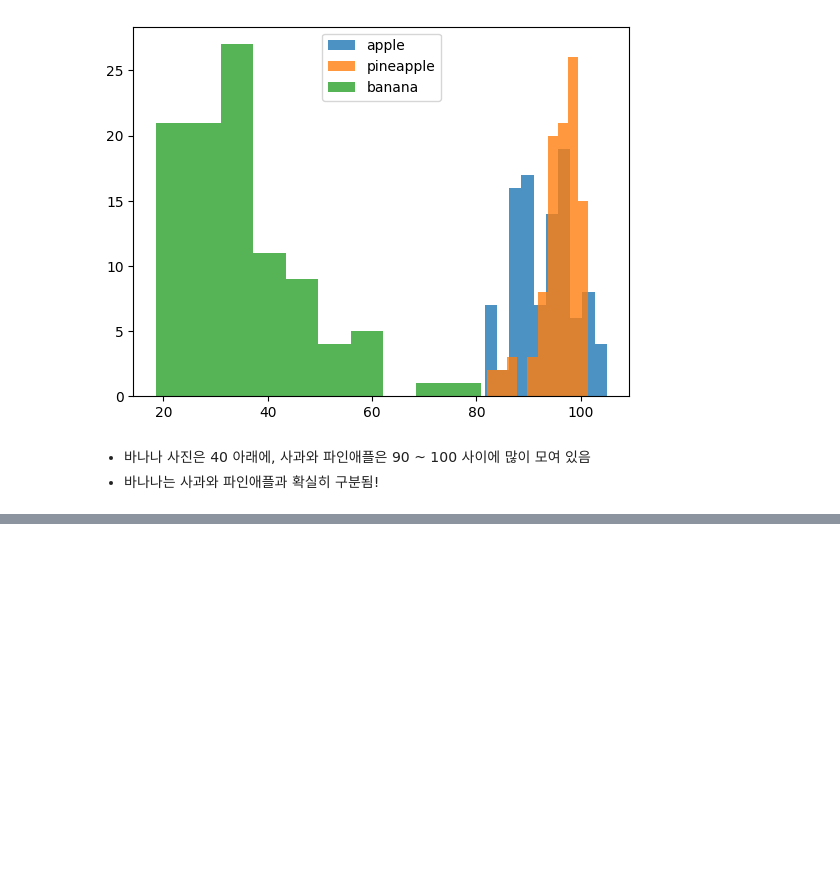
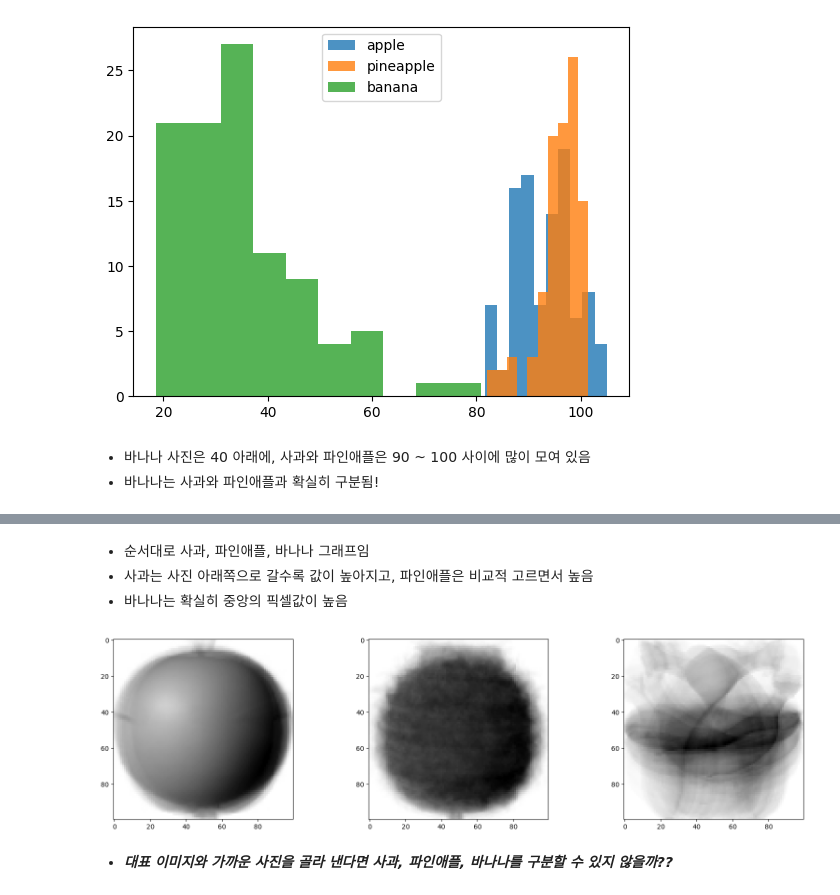
Before and after one commit to zaeyonz/Fruits_Classification, a Jupyter notebook: Fruits_Classification(Unsupervised_Learning).ipynb, the cells around one changed output, grey strips where cells are left out. Cells and saved outputs as stored; diff of their text form; code cells hidden in the pictures; blank space fills up the shorter version.

```diff
--- a/Fruits_Classification(Unsupervised_Learning).ipynb
+++ b/Fruits_Classification(Unsupervised_Learning).ipynb
@@ -130,0 +145,21 @@ plt.show()
+# %% [markdown]
+- 순서대로 사과, 파인애플, 바나나 그래프임
+- 사과는 사진 아래쪽으로 갈수록 값이 높아지고, 파인애플은 비교적 고르면서 높음
+- 바나나는 확실히 중앙의 픽셀값이 높음
+# %%
+# 픽셀 평균값을 100 X 100 크기로 바꿔서 이미지처럼 출력하여 위 그래프와 비교
+# 대표 이미지라고 생각할 수 있음
+
+apple_mean = np.mean(apple, axis=0).reshape(100, 100)
+pineapple_mean = np.mean(pineapple, axis=0).reshape(100, 100)
+banana_mean = np.mean(banana, axis=0).reshape(100, 100)
+
+fig, axs = plt.subplots(1, 3, figsize=(20,5))
+axs[0].imshow(apple_mean, cmap='gray_r')
+axs[1].imshow(pineapple_mean, cmap='gray_r')
+axs[2].imshow(banana_mean, cmap='gray_r')
+plt.show()
+# %% [output]
+[figure, added]
+# %% [markdown]
+- ***대표 이미지와 가까운 사진을 골라 낸다면 사과, 파인애플, 바나나를 구분할 수 있지 않을까??***
```
Also changed, not shown: parts of 11 cells of this notebook.
